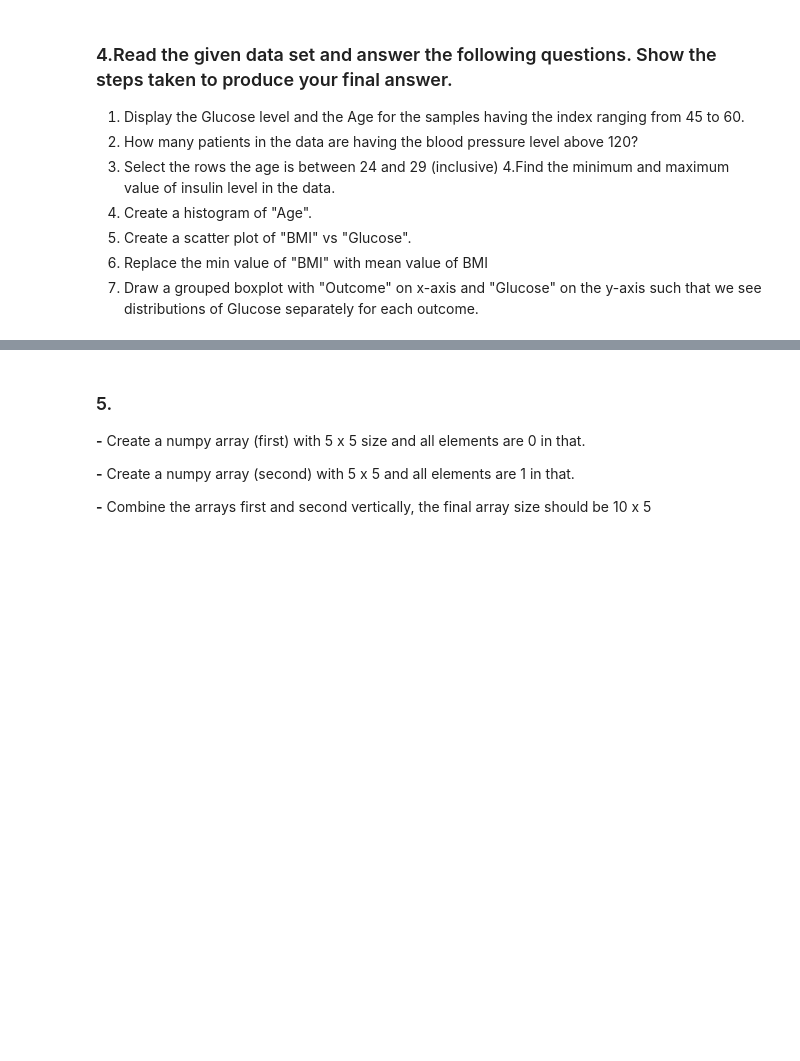
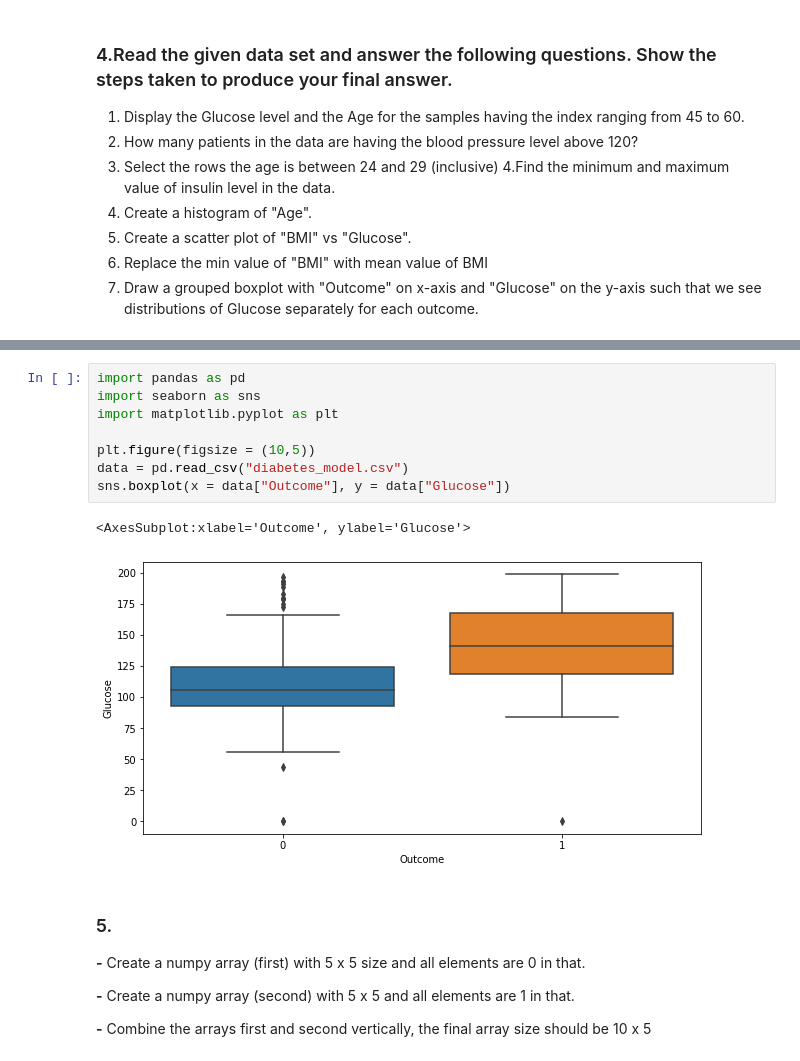
Before and after one commit to vishnuda373/lark_activities, a Jupyter notebook: Week 03 Python for DS.ipynb, the cells around one changed output, grey strips where cells are left out. Drawn from its saved outputs; the diff is of its cells as text; blank space fills up the shorter version.

```diff
--- a/Week 03 Python for DS.ipynb
+++ b/Week 03 Python for DS.ipynb
@@ -92,3 +231,14 @@ data
+# %%
+import pandas as pd
+import seaborn as sns
+import matplotlib.pyplot as plt
+
+plt.figure(figsize = (10,5))
+data = pd.read_csv("diabetes_model.csv")
+sns.boxplot(x = data["Outcome"], y = data["Glucose"])
+# %% [output]
+<AxesSubplot:xlabel='Outcome', ylabel='Glucose'>
+[figure, added]
 # %% [markdown]
 ### 5.
 
```
Also changed, not shown: parts of 12 cells of this notebook.
